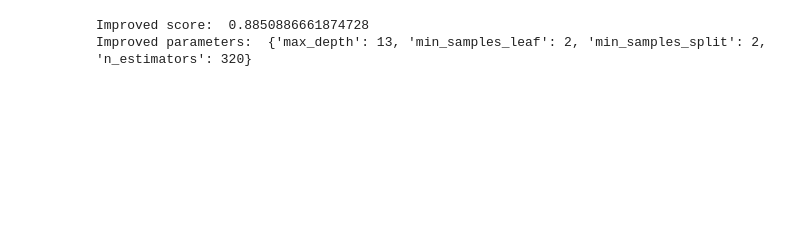
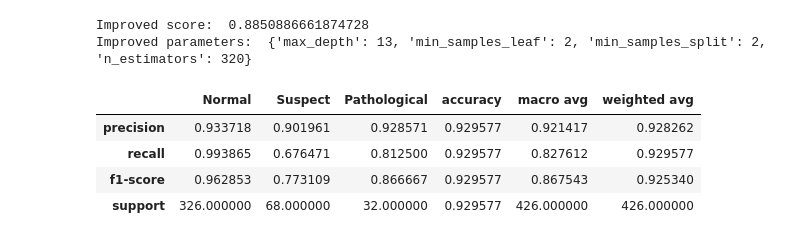
Before and after one commit to visExistendi/FetalHealthClass, a Jupyter notebook: randomforest.ipynb, the cells around one changed output. Drawn from its saved outputs; the diff is of its cells as text; code cells hidden in the pictures; blank space fills up the shorter version.

```diff
--- a/randomforest.ipynb
+++ b/randomforest.ipynb
@@ -179,9 +179,15 @@ y_pred = model_cv.predict(test_X)
 # %%
 # Generating Classification Report
 report = classification_report(test_y, y_pred, output_dict = True, target_names = ['Normal','Suspect','Pathological'])
 report_df = pd.DataFrame(report)
 report_df
-report_df.to_csv('class_report.csv')
+# report_df.to_csv('class_report.csv')
+# %% [output]
+|  | Normal | Suspect | Pathological | accuracy | macro avg | weighted avg |
+| precision | 0.933718 | 0.901961 | 0.928571 | 0.929577 | 0.921417 | 0.928262 |
+| recall | 0.993865 | 0.676471 | 0.812500 | 0.929577 | 0.827612 | 0.929577 |
+| f1-score | 0.962853 | 0.773109 | 0.866667 | 0.929577 | 0.867543 | 0.925340 |
+| support | 326.000000 | 68.000000 | 32.000000 | 0.929577 | 426.000000 | 426.000000 |
 # %%
 # Now generate confusion matrix
 cm = confusion_matrix(test_y, y_pred)
```
Also changed, not shown: parts of 4 cells of this notebook, 2 other files.
